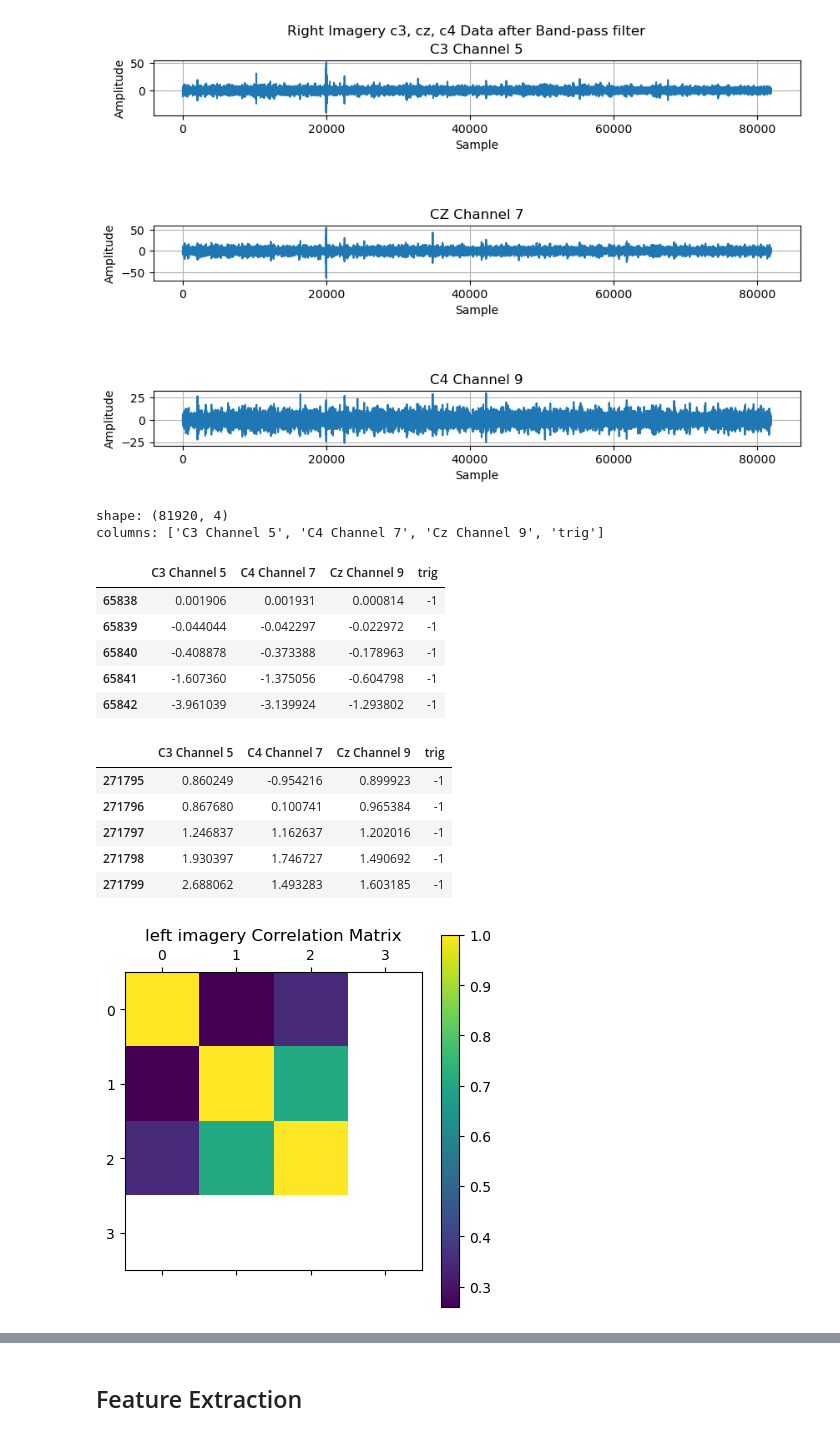
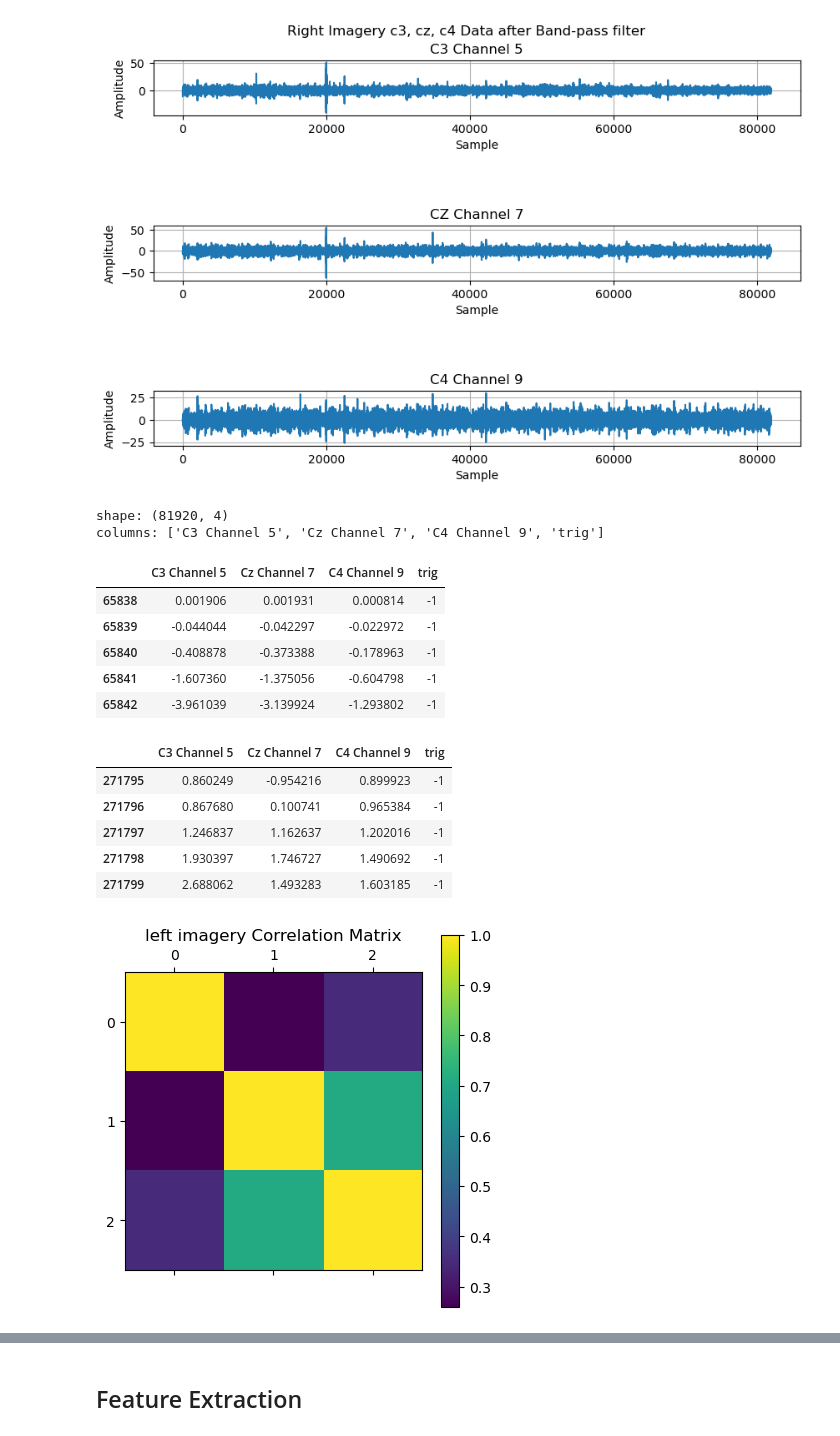
Before and after one commit to Jideco/stroke_rehab_data_analysis, a Jupyter notebook: 1_data_preparation_and_evaluation.ipynb, the cells around one changed output, grey strips where cells are left out. Cells and saved outputs as stored; diff of their text form; code cells hidden in the pictures.

```diff
--- a/1_data_preparation_and_evaluation.ipynb
+++ b/1_data_preparation_and_evaluation.ipynb
@@ -617,10 +617,9 @@ plt.show()
 
 left_imagery_band_pass = pd.DataFrame({
         'C3 Channel 5': ch_5_band_pass,
-        'C4 Channel 7': ch_7_band_pass,
-        'Cz Channel 9': ch_9_band_pass,
+        'Cz Channel 7': ch_7_band_pass,
+        'C4 Channel 9': ch_9_band_pass,
         'trig' : left_imagery['trig']
-
 })
 
 # 3) Basic inspections
@@ -776,8 +775,8 @@ plt.show()
 
 right_imagery_band_pass = pd.DataFrame({
         'C3 Channel 5': ch_5_band_pass,
-        'C4 Channel 7': ch_7_band_pass,
-        'Cz Channel 9': ch_9_band_pass,
+        'Cz Channel 7': ch_7_band_pass,
+        'C4 Channel 9': ch_9_band_pass,
         'trig' : right_imagery['trig']
 })
 
@@ -790,25 +789,25 @@ display(right_imagery_band_pass.head())
 display(right_imagery_band_pass.tail())
 # %% [output]
 shape: (81920, 4)
-columns: ['C3 Channel 5', 'C4 Channel 7', 'Cz Channel 9', 'trig']
+columns: ['C3 Channel 5', 'Cz Channel 7', 'C4 Channel 9', 'trig']
-|  | C3 Channel 5 | C4 Channel 7 | Cz Channel 9 | trig |
+|  | C3 Channel 5 | Cz Channel 7 | C4 Channel 9 | trig |
 | 65838 | 0.001906 | 0.001931 | 0.000814 | -1 |
 | 65839 | -0.044044 | -0.042297 | -0.022972 | -1 |
 | 65840 | -0.408878 | -0.373388 | -0.178963 | -1 |
 | 65841 | -1.607360 | -1.375056 | -0.604798 | -1 |
 | 65842 | -3.961039 | -3.139924 | -1.293802 | -1 |
-|  | C3 Channel 5 | C4 Channel 7 | Cz Channel 9 | trig |
+|  | C3 Channel 5 | Cz Channel 7 | C4 Channel 9 | trig |
 | 271795 | 0.860249 | -0.954216 | 0.899923 | -1 |
 | 271796 | 0.867680 | 0.100741 | 0.965384 | -1 |
 | 271797 | 1.246837 | 1.162637 | 1.202016 | -1 |
 | 271798 | 1.930397 | 1.746727 | 1.490692 | -1 |
 | 271799 | 2.688062 | 1.493283 | 1.603185 | -1 |
 # %%
-plt.matshow(left_imagery_band_pass.corr())
+plt.matshow(left_imagery_band_pass[['C3 Channel 5', 'Cz Channel 7', 'C4 Channel 9']].corr())
 plt.colorbar()
 plt.title('left imagery Correlation Matrix')
 plt.show()
 # %% [output]
-[figure, old version]
+[figure, new version]
 # %%
 
```
Also changed, not shown: parts of 24 cells of this notebook.
